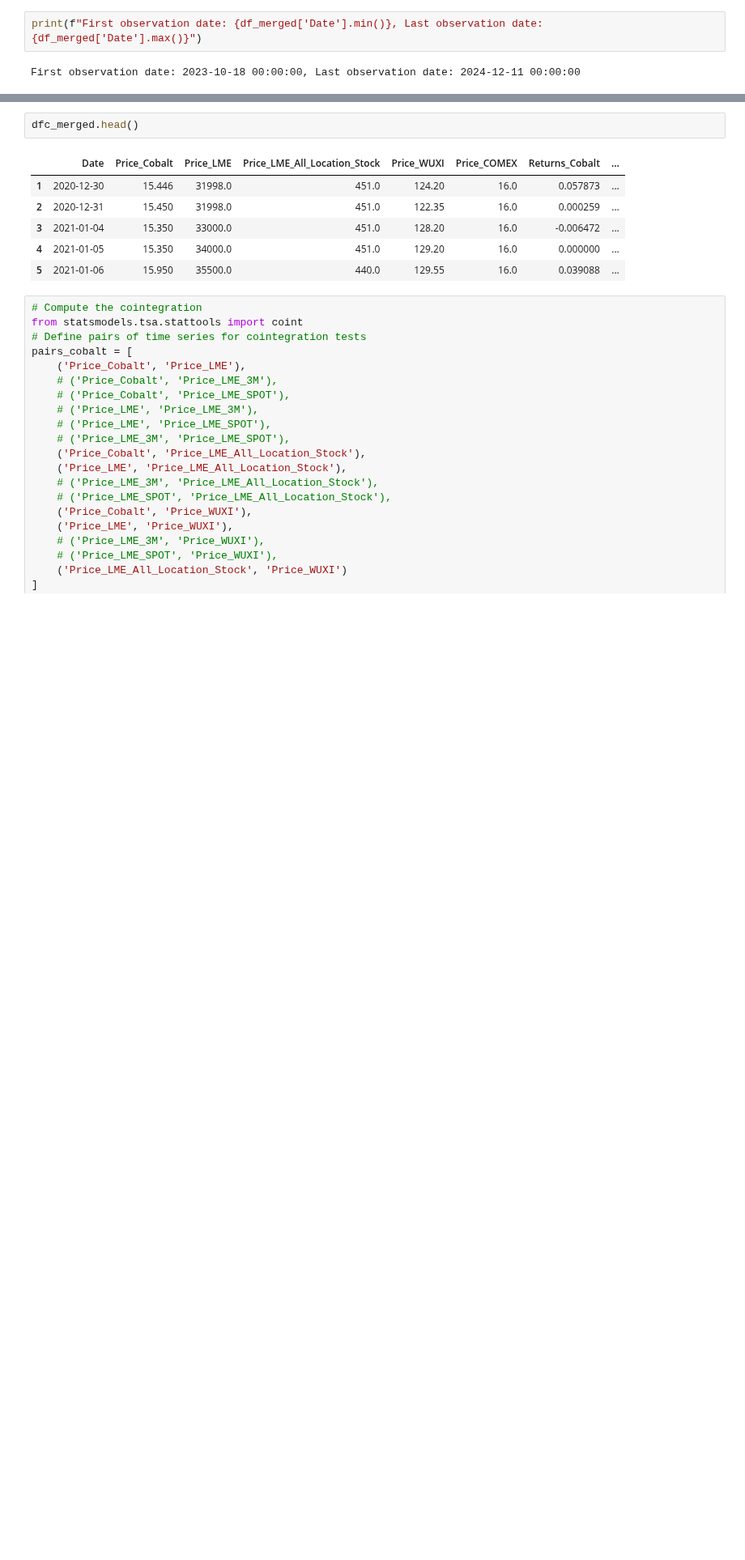
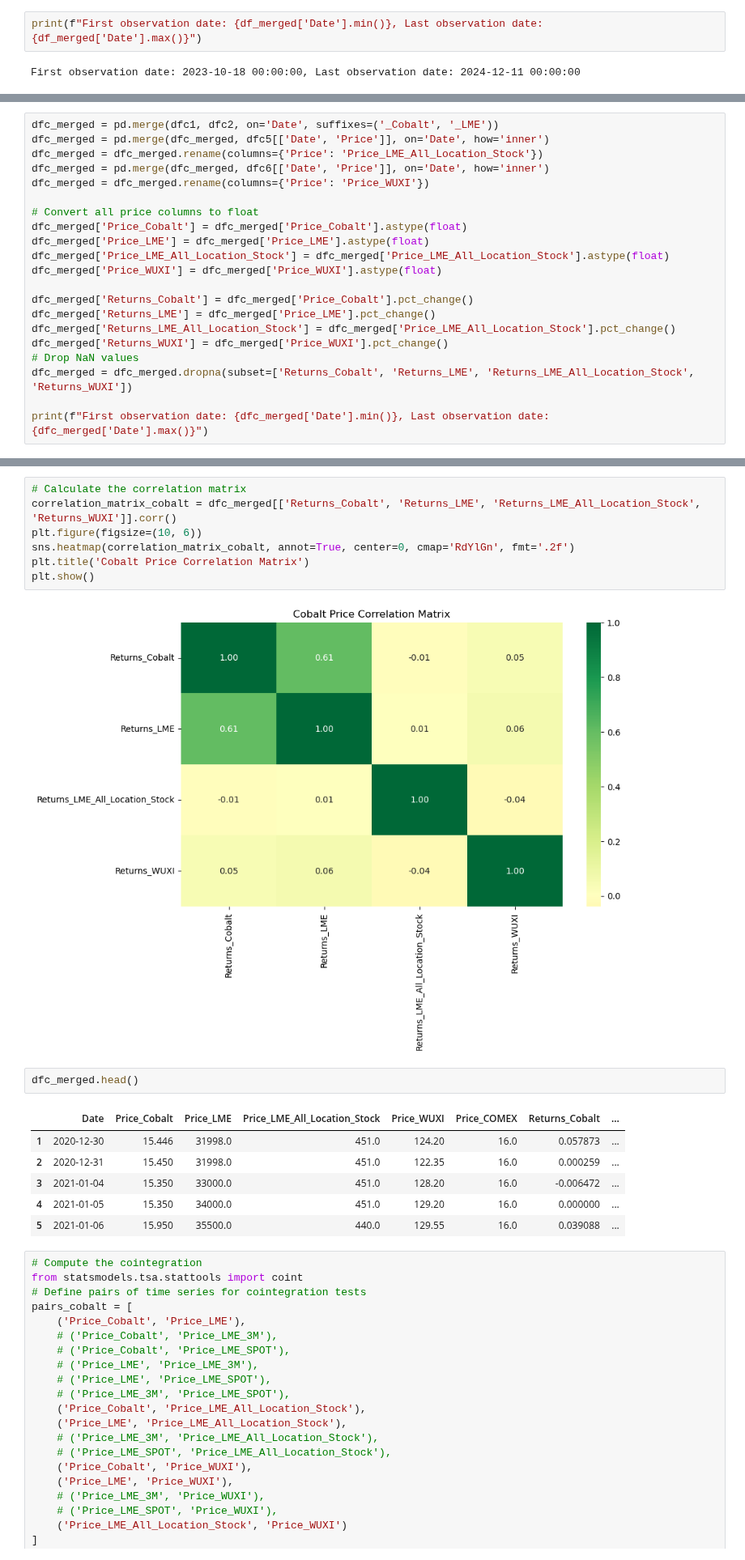
Before and after one commit to Doosheck/metals, a Jupyter notebook: data_overview.ipynb, the cells around one changed output, grey strips where cells are left out. Shown at 81% size. Cells and saved outputs as stored; diff of their text form; blank space fills up the shorter version.

Commit message:
ADD: cobalt computations

```diff
--- a/data_overview.ipynb
+++ b/data_overview.ipynb
@@ -547,0 +550,21 @@ First observation date: 2023-10-18 00:00:00, Last observation date: 2024-12-11 0
+# %%
+dfc_merged = pd.merge(dfc1, dfc2, on='Date', suffixes=('_Cobalt', '_LME'))
+dfc_merged = pd.merge(dfc_merged, dfc5[['Date', 'Price']], on='Date', how='inner')
+dfc_merged = dfc_merged.rename(columns={'Price': 'Price_LME_All_Location_Stock'})
+dfc_merged = pd.merge(dfc_merged, dfc6[['Date', 'Price']], on='Date', how='inner')
+dfc_merged = dfc_merged.rename(columns={'Price': 'Price_WUXI'})
+
+# Convert all price columns to float
+dfc_merged['Price_Cobalt'] = dfc_merged['Price_Cobalt'].astype(float)
+dfc_merged['Price_LME'] = dfc_merged['Price_LME'].astype(float)
+dfc_merged['Price_LME_All_Location_Stock'] = dfc_merged['Price_LME_All_Location_Stock'].astype(float)
+dfc_merged['Price_WUXI'] = dfc_merged['Price_WUXI'].astype(float)
+
+dfc_merged['Returns_Cobalt'] = dfc_merged['Price_Cobalt'].pct_change()
+dfc_merged['Returns_LME'] = dfc_merged['Price_LME'].pct_change()
+dfc_merged['Returns_LME_All_Location_Stock'] = dfc_merged['Price_LME_All_Location_Stock'].pct_change()
+dfc_merged['Returns_WUXI'] = dfc_merged['Price_WUXI'].pct_change()
+# Drop NaN values
+dfc_merged = dfc_merged.dropna(subset=['Returns_Cobalt', 'Returns_LME', 'Returns_LME_All_Location_Stock', 'Returns_WUXI'])
+
+print(f"First observation date: {dfc_merged['Date'].min()}, Last observation date: {dfc_merged['Date'].max()}")
@@ -548,3 +574,12 @@ First observation date: 2023-10-18 00:00:00, Last observation date: 2024-12-11 0
+# %%
+# Calculate the correlation matrix
+correlation_matrix_cobalt = dfc_merged[['Returns_Cobalt', 'Returns_LME', 'Returns_LME_All_Location_Stock', 'Returns_WUXI']].corr()
+plt.figure(figsize=(10, 6))
+sns.heatmap(correlation_matrix_cobalt, annot=True, center=0, cmap='RdYlGn', fmt='.2f')
+plt.title('Cobalt Price Correlation Matrix')
+plt.show()
+# %% [output]
+[figure, added]
 # %%
 dfc_merged.head()
 # %% [output]
```
Also changed, not shown: parts of 3 cells of this notebook.
